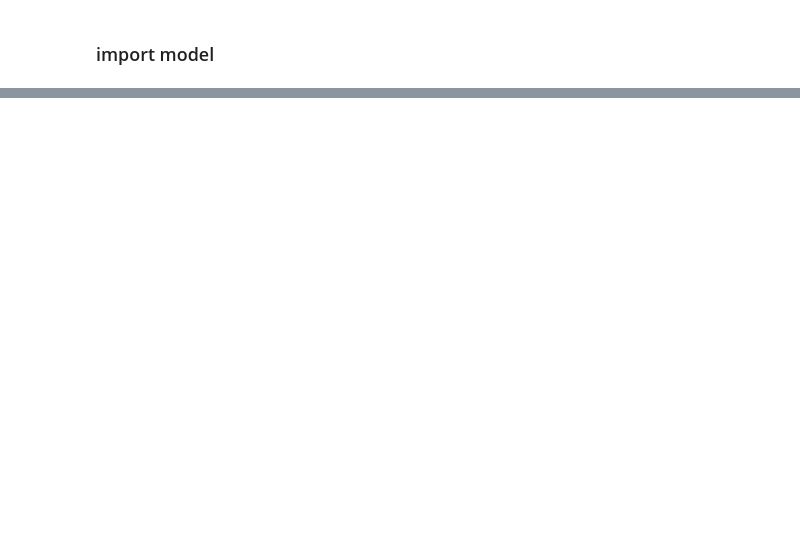
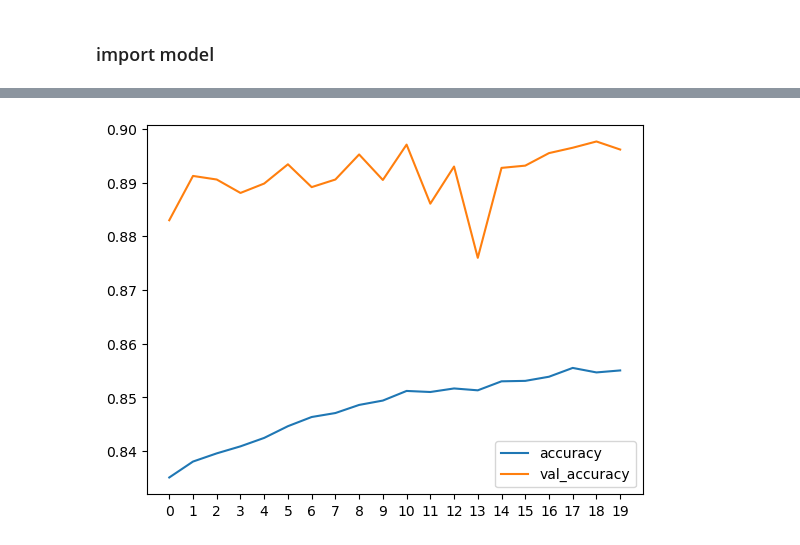
Before and after one commit to Dan3105/FashionMNIST, a Jupyter notebook: fashion_model.ipynb, the cells around one changed output, grey strips where cells are left out. Cells and saved outputs as stored; diff of their text form; code cells hidden in the pictures; blank space fills up the shorter version.

```diff
--- a/fashion_model.ipynb
+++ b/fashion_model.ipynb
@@ -93,0 +234,3 @@ accuracy_score(y_test, np.argmax(y_pred, axis=1))
+# %%
+X_train_process_v2 = np.concatenate((X_train_process, X_train_augm, X_train_randomrotation, X_train_randomflip))
+y_train_process_v2 = np.concatenate((y_train_, y_train_, y_train_, y_train_))
@@ -93,0 +253,14 @@ accuracy_score(y_test, np.argmax(y_pred, axis=1))
+# %%
+model_reg = Sequential([
+    Conv2D(64, (5,5), activation='relu', input_shape=(28,28,1)),
+    Conv2D(32, (3,3), activation='relu'),
+    MaxPooling2D(pool_size=(2,2)),
+    Flatten(),
+    Dense(128, activation='relu', kernel_regularizer=regularizers.l2(0.01)),
+    Dropout(0.5),
+    Dense(128, activation='relu', kernel_regularizer=regularizers.l2(0.01)),
+    Dropout(0.5),
+    Dense(64, activation='relu', kernel_regularizer=regularizers.l2(0.01)),
+    Dense(10, activation='linear')
+])
+model_reg.compile(optimizer='adam', metrics=['accuracy'], loss=SparseCategoricalCrossentropy(from_logits=True))
@@ -93,0 +288,2 @@ accuracy_score(y_test, np.argmax(y_pred, axis=1))
+# %%
+model_reg.fit(X_train_process_v2, y_train_process_v2, verbose=1, epochs=20, batch_size=32, validation_data=(X_cross_process, y_cross))
@@ -93,0 +295,3 @@ accuracy_score(y_test, np.argmax(y_pred, axis=1))
+# %%
+history_acc_v2 = pd.DataFrame(model_reg.history.history)
+history_acc_v2
@@ -93,0 +316,5 @@ accuracy_score(y_test, np.argmax(y_pred, axis=1))
+# %%
+history_acc_v2[['accuracy', 'val_accuracy']].plot()
+k = plt.xticks(history_acc_v2.index)
+# %% [output]
+[figure, added]
```
Also changed, not shown: parts of 51 cells of this notebook, 5 other files.
